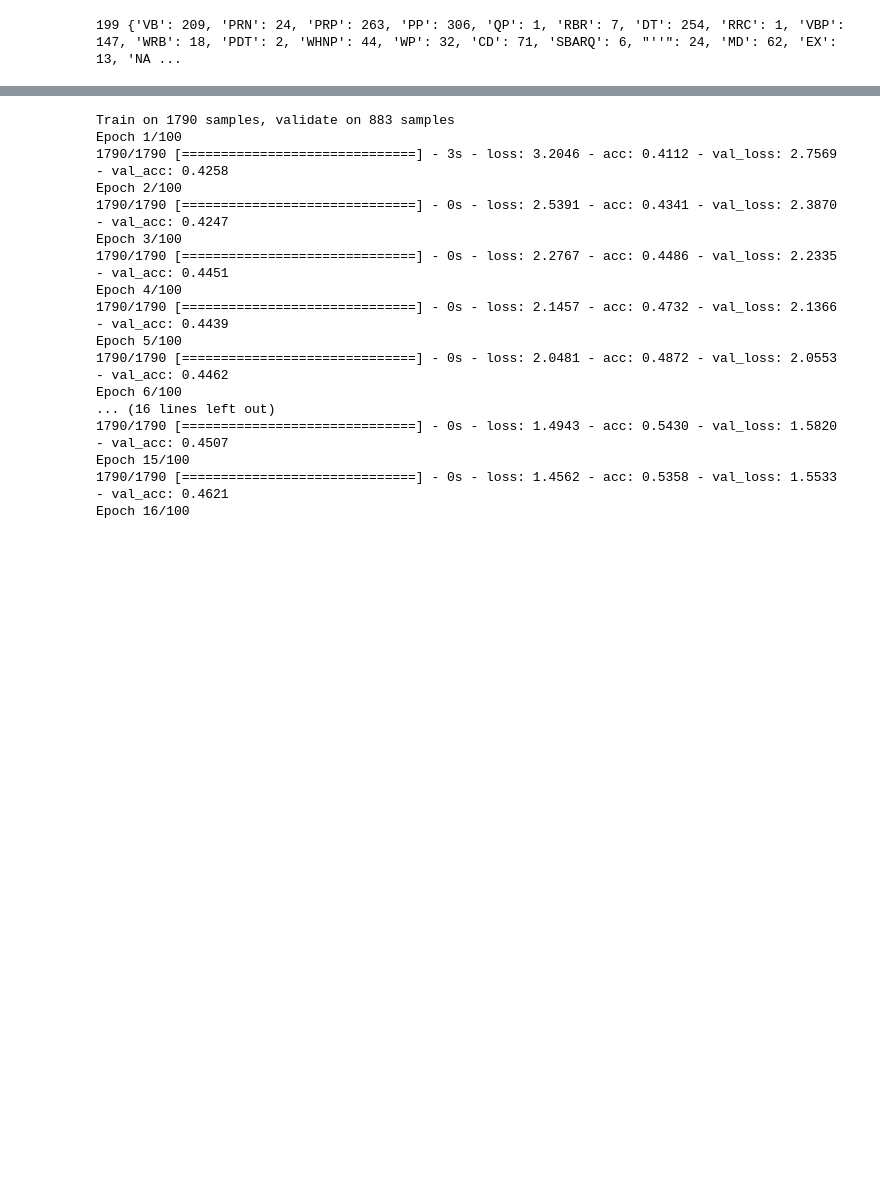
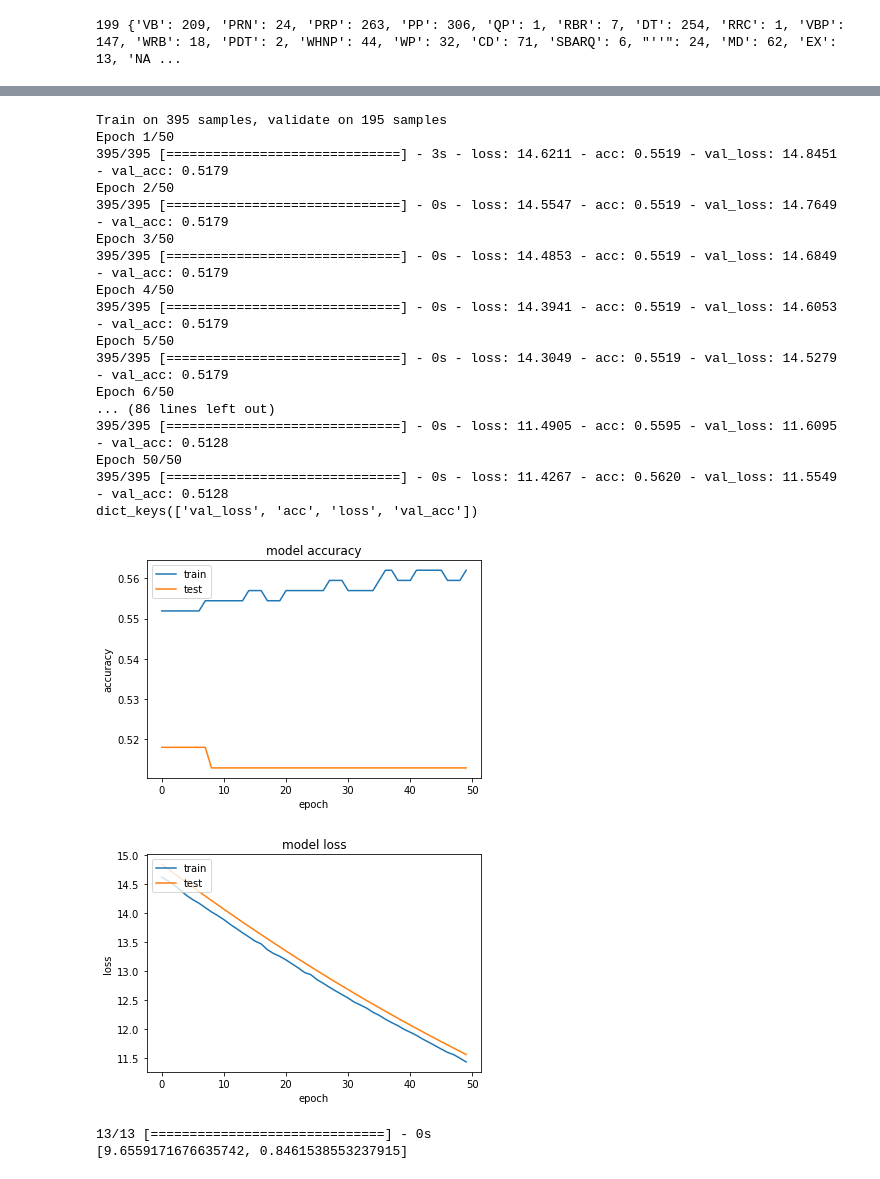
Before and after one commit to CodiBurley/nlp-semeval-task6, a Jupyter notebook: Stance Detection.ipynb, the cells around one changed output, grey strips where cells are left out. Drawn from its saved outputs; the diff is of its cells as text; code cells hidden in the pictures; blank space fills up the shorter version.

Commit message:
Graphs

```diff
--- a/Stance Detection.ipynb
+++ b/Stance Detection.ipynb
@@ -156,35 +160,31 @@ Epoch 16/100
 # %%
-import numpy as np
-import keras
-
-from keras.utils import to_categorical
-from keras.models import Sequential
-from keras.layers import Dense, Activation, GaussianDropout
-# To split data stuff
-from sklearn.model_selection import train_test_split
-
 normal_feature_array = []
 normal_label_array = []
 
 for item in parsedConstituents:
-    normal_feature_array.append(build_features(item["const"], item["tweet"]))
-    normal_label_array.append(YKey.index(item["stance"]))
+    if item['target'] == 'Legalization of Abortion':
+        normal_feature_array.append(build_features(item["const"], item["tweet"]))
+        normal_label_array.append(YKey.index(item["stance"]))
 # %% [output]
-Train on 1790 samples, validate on 883 samples
-Epoch 1/100
-1790/1790 [==============================] - 3s - loss: 3.2046 - acc: 0.4112 - val_loss: 2.7569 - val_acc: 0.4258
-Epoch 2/100
-1790/1790 [==============================] - 0s - loss: 2.5391 - acc: 0.4341 - val_loss: 2.3870 - val_acc: 0.4247
-Epoch 3/100
-1790/1790 [==============================] - 0s - loss: 2.2767 - acc: 0.4486 - val_loss: 2.2335 - val_acc: 0.4451
-Epoch 4/100
-1790/1790 [==============================] - 0s - loss: 2.1457 - acc: 0.4732 - val_loss: 2.1366 - val_acc: 0.4439
-Epoch 5/100
-1790/1790 [==============================] - 0s - loss: 2.0481 - acc: 0.4872 - val_loss: 2.0553 - val_acc: 0.4462
-Epoch 6/100
-... (16 lines left out)
-1790/1790 [==============================] - 0s - loss: 1.4943 - acc: 0.5430 - val_loss: 1.5820 - val_acc: 0.4507
-Epoch 15/100
-1790/1790 [==============================] - 0s - loss: 1.4562 - acc: 0.5358 - val_loss: 1.5533 - val_acc: 0.4621
-Epoch 16/100
+Train on 395 samples, validate on 195 samples
+Epoch 1/50
+395/395 [==============================] - 3s - loss: 14.6211 - acc: 0.5519 - val_loss: 14.8451 - val_acc: 0.5179
+Epoch 2/50
+395/395 [==============================] - 0s - loss: 14.5547 - acc: 0.5519 - val_loss: 14.7649 - val_acc: 0.5179
+Epoch 3/50
+395/395 [==============================] - 0s - loss: 14.4853 - acc: 0.5519 - val_loss: 14.6849 - val_acc: 0.5179
+Epoch 4/50
+395/395 [==============================] - 0s - loss: 14.3941 - acc: 0.5519 - val_loss: 14.6053 - val_acc: 0.5179
+Epoch 5/50
+395/395 [==============================] - 0s - loss: 14.3049 - acc: 0.5519 - val_loss: 14.5279 - val_acc: 0.5179
+Epoch 6/50
+... (86 lines left out)
+395/395 [==============================] - 0s - loss: 11.4905 - acc: 0.5595 - val_loss: 11.6095 - val_acc: 0.5128
+Epoch 50/50
+395/395 [==============================] - 0s - loss: 11.4267 - acc: 0.5620 - val_loss: 11.5549 - val_acc: 0.5128
+dict_keys(['val_loss', 'acc', 'loss', 'val_acc'])
+[figure, added]
+[figure, added]
+13/13 [==============================] - 0s
+[9.6559171676635742, 0.8461538553237915]
 # %%
```
Also changed, not shown: parts of 2 cells of this notebook, 1 other file.
